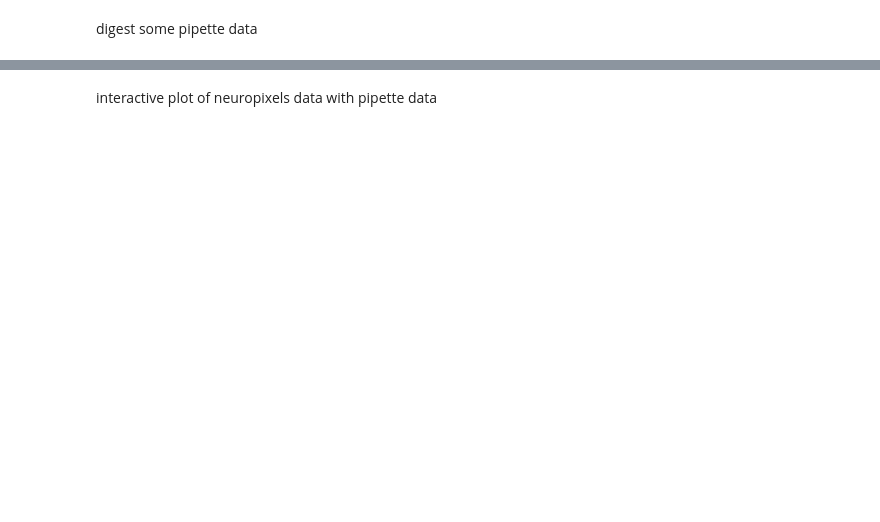
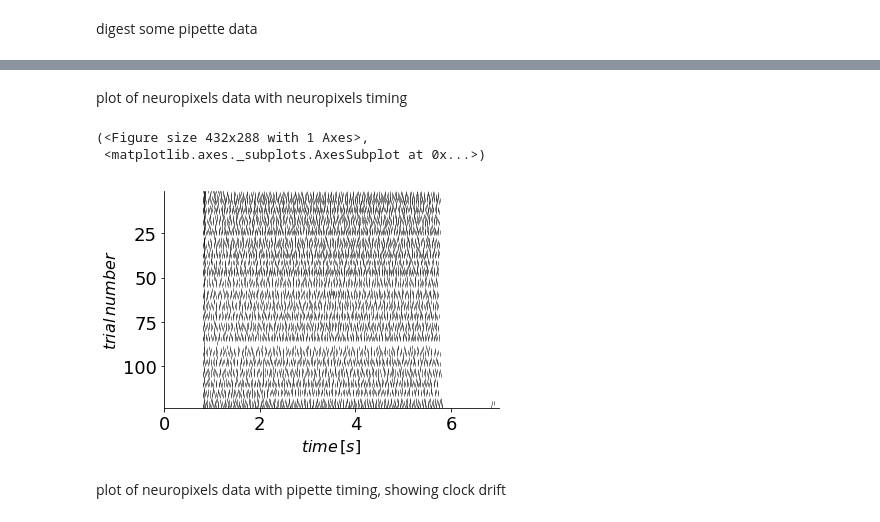
Before and after one commit to danieljdenman/neuropixels_invitro, a Jupyter notebook: invitro_analysis.ipynb, the cells around one changed output, grey strips where cells are left out. Cells and saved outputs as stored; diff of their text form; code cells hidden in the pictures; blank space fills up the shorter version.

```diff
--- a/invitro_analysis.ipynb
+++ b/invitro_analysis.ipynb
@@ -77,6 +79,6 @@ path = os.path.join(os.path.dirname(slice_nwb_path),'sort1')
 ## load data from pipettes and sorted neuropixels data
 # %%
 d = h5py.File(slice_nwb_path)
-spiketime_information = load_phy_spiketimes()path
+spiketime_information = load_phy_spiketimes(path)
 # %% [markdown]
 ## load sync data from pipettes and sorted neuropixels data
@@ -135,2 +160,12 @@ for tr in fnmatch.filter(list(d['acquisition']['timeseries']), 'data_*_AD3*'):
+# %% [markdown]
+plot of neuropixels data with neuropixels timing
+# %%
+cell='7'
+psth.raster(spiketime_information[cell]['spike_times'],npix_ch0_times[26:150]-start_time,
+            timeDomain=True,pre=0.,post=7.,color='k',ms=4)
+# %% [output]
+(<Figure size 432x288 with 1 Axes>,
+ <matplotlib.axes._subplots.AxesSubplot at 0x...>)
+[figure, added]
 # %% [markdown]
-interactive plot of neuropixels data with pipette data
+plot of neuropixels data with pipette timing, showing clock drift
```
Also changed, not shown: parts of 40 cells of this notebook.
